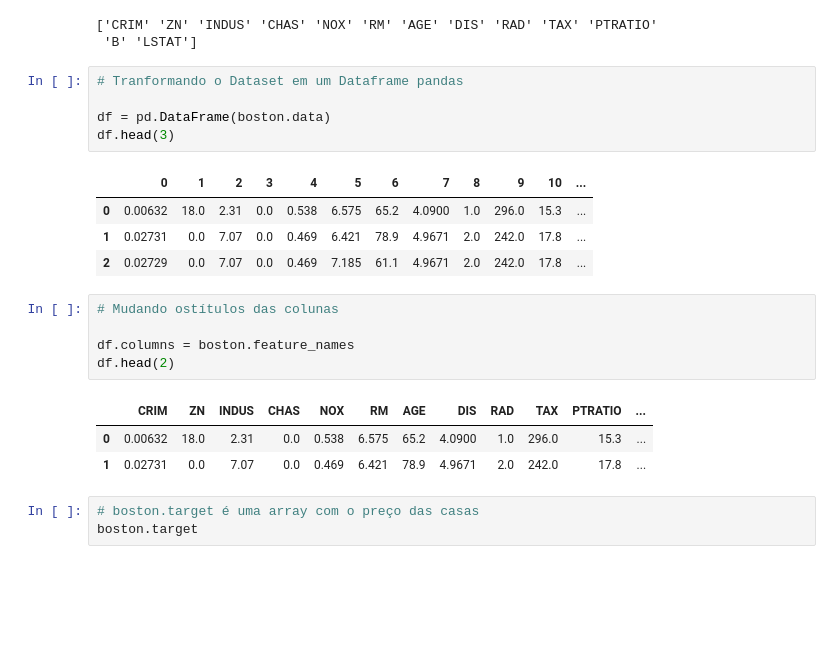
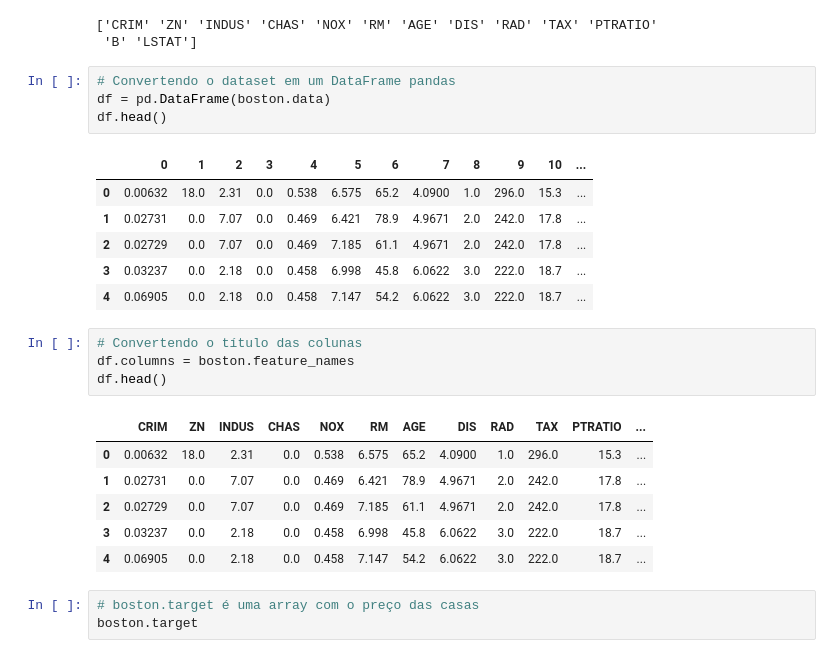
Before and after one commit to KARINAgoncalvesSOARES/Dsa, a Jupyter notebook: prevendo_os_precos_das_casas.ipynb, the cells around one changed output. Cells and saved outputs as stored; diff of their text form; blank space fills up the shorter version.

```diff
--- a/prevendo_os_precos_das_casas.ipynb
+++ b/prevendo_os_precos_das_casas.ipynb
@@ -78,24 +79,27 @@ print(boston.feature_names)
 ['CRIM' 'ZN' 'INDUS' 'CHAS' 'NOX' 'RM' 'AGE' 'DIS' 'RAD' 'TAX' 'PTRATIO'
  'B' 'LSTAT']
 # %%
-# Tranformando o Dataset em um Dataframe pandas
-
+# Convertendo o dataset em um DataFrame pandas
 df = pd.DataFrame(boston.data)
-df.head(3)
+df.head()
 # %% [output]
 |  | 0 | 1 | 2 | 3 | 4 | 5 | 6 | 7 | 8 | 9 | 10 | ... |
 | 0 | 0.00632 | 18.0 | 2.31 | 0.0 | 0.538 | 6.575 | 65.2 | 4.0900 | 1.0 | 296.0 | 15.3 | ... |
 | 1 | 0.02731 | 0.0 | 7.07 | 0.0 | 0.469 | 6.421 | 78.9 | 4.9671 | 2.0 | 242.0 | 17.8 | ... |
 | 2 | 0.02729 | 0.0 | 7.07 | 0.0 | 0.469 | 7.185 | 61.1 | 4.9671 | 2.0 | 242.0 | 17.8 | ... |
+| 3 | 0.03237 | 0.0 | 2.18 | 0.0 | 0.458 | 6.998 | 45.8 | 6.0622 | 3.0 | 222.0 | 18.7 | ... |
+| 4 | 0.06905 | 0.0 | 2.18 | 0.0 | 0.458 | 7.147 | 54.2 | 6.0622 | 3.0 | 222.0 | 18.7 | ... |
 # %%
-# Mudando ostítulos das colunas
-
+# Convertendo o título das colunas
 df.columns = boston.feature_names
-df.head(2)
+df.head()
 # %% [output]
 |  | CRIM | ZN | INDUS | CHAS | NOX | RM | AGE | DIS | RAD | TAX | PTRATIO | ... |
 | 0 | 0.00632 | 18.0 | 2.31 | 0.0 | 0.538 | 6.575 | 65.2 | 4.0900 | 1.0 | 296.0 | 15.3 | ... |
 | 1 | 0.02731 | 0.0 | 7.07 | 0.0 | 0.469 | 6.421 | 78.9 | 4.9671 | 2.0 | 242.0 | 17.8 | ... |
+| 2 | 0.02729 | 0.0 | 7.07 | 0.0 | 0.469 | 7.185 | 61.1 | 4.9671 | 2.0 | 242.0 | 17.8 | ... |
+| 3 | 0.03237 | 0.0 | 2.18 | 0.0 | 0.458 | 6.998 | 45.8 | 6.0622 | 3.0 | 222.0 | 18.7 | ... |
+| 4 | 0.06905 | 0.0 | 2.18 | 0.0 | 0.458 | 7.147 | 54.2 | 6.0622 | 3.0 | 222.0 | 18.7 | ... |
 # %%
 # boston.target é uma array com o preço das casas
 boston.target
```
Also changed, not shown: parts of 14 cells of this notebook.
